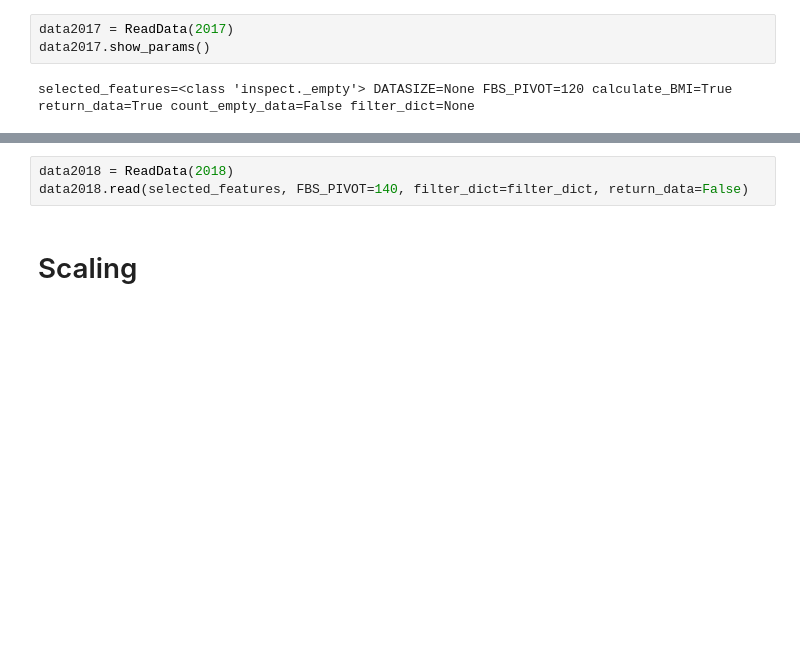
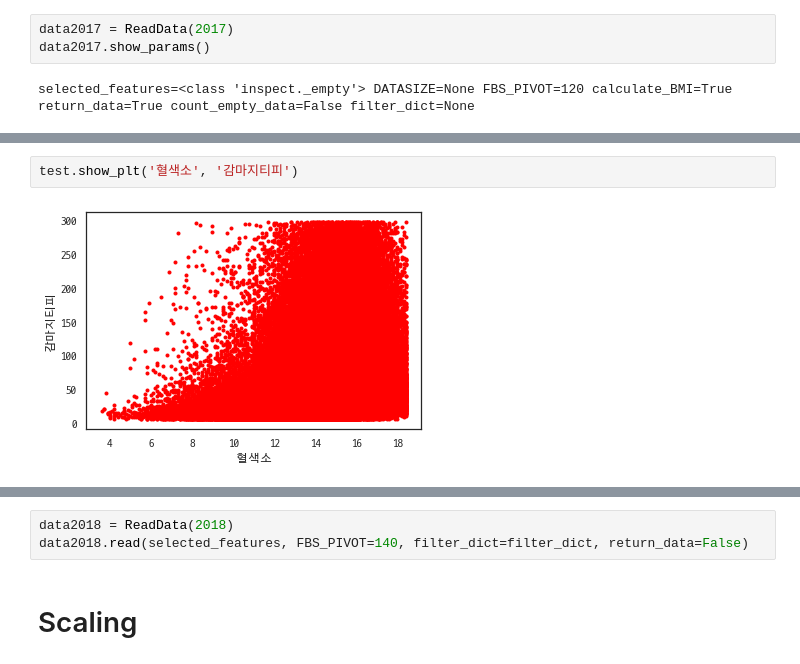
Before and after one commit to Yoonkeee/2021SS_DatabaseApplication, a Jupyter notebook: Diabetes Modeling.ipynb, the cells around one changed output, grey strips where cells are left out. Drawn from its saved outputs; the diff is of its cells as text; blank space fills up the shorter version.

```diff
--- a/Diabetes Modeling.ipynb
+++ b/Diabetes Modeling.ipynb
@@ -318,0 +452,4 @@ selected_features=<class 'inspect._empty'> DATASIZE=None FBS_PIVOT=120 calculate
+# %%
+test.show_plt('혈색소', '감마지티피')
+# %% [output]
+[figure, added]
```
Also changed, not shown: parts of 21 cells of this notebook.
